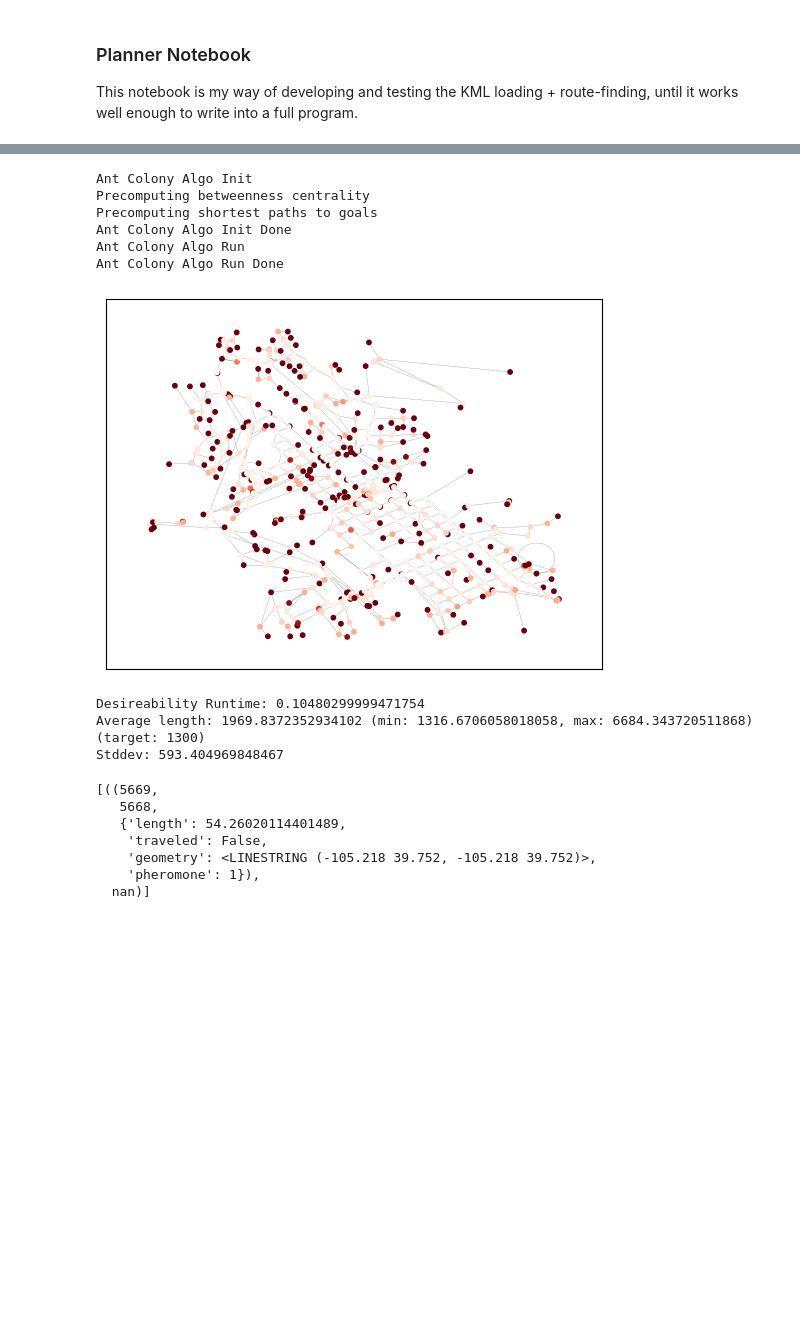
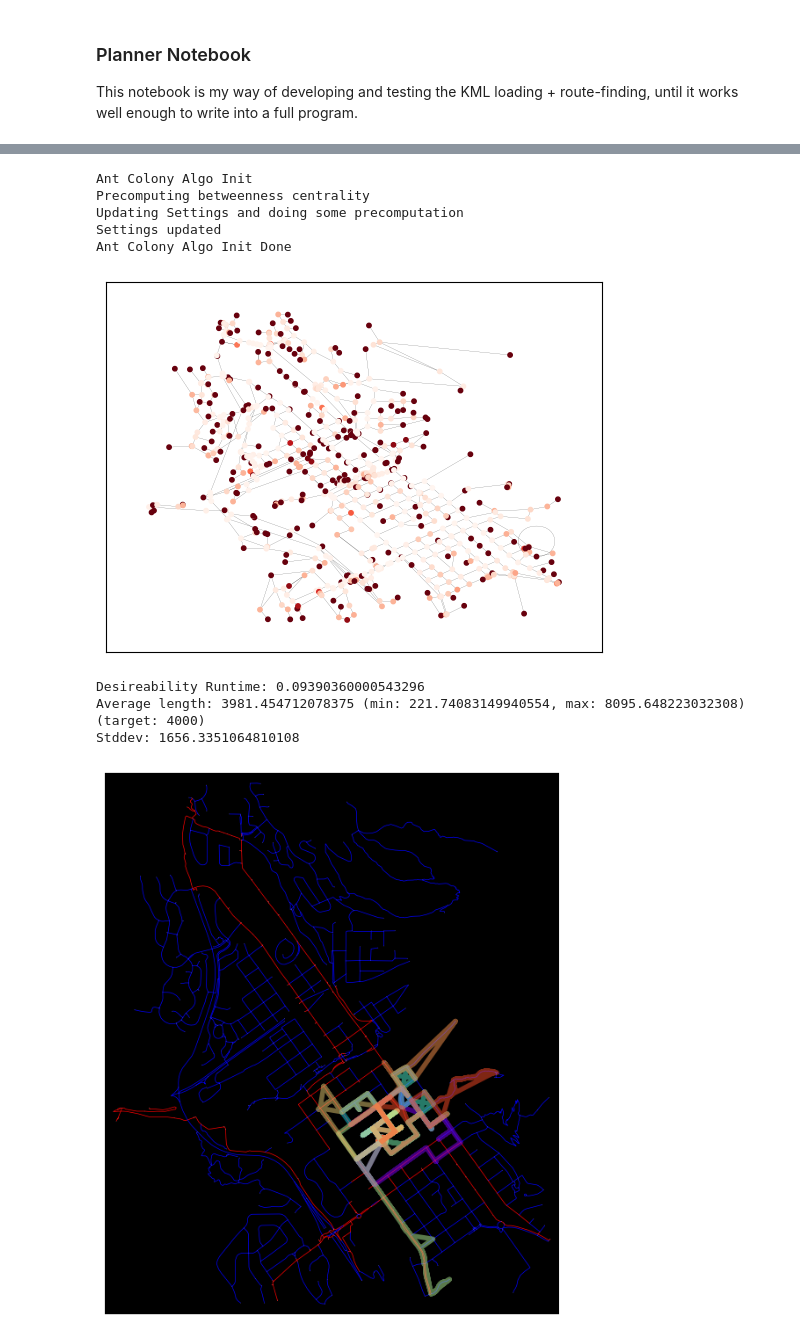
Before and after one commit to Hermanoid/wandrer_planner, a Jupyter notebook: aco_test.ipynb, the cells around one changed output, grey strips where cells are left out. Cells and saved outputs as stored; diff of their text form; code cells hidden in the pictures; blank space fills up the shorter version.

Commit message:
The colony runs! The pheromones are simply not working properly and the routes are garbage, but it should be possible to switch from "write it" to "tinker with it" and start fiddling with parameters.

```diff
--- a/aco_test.ipynb
+++ b/aco_test.ipynb
@@ -32,28 +34,27 @@ settings = aco_algo.ACOSettings.ACOSettings(
     goal_nodes=[goal_node],
     num_ants=10,
     evaporation=0.5,
-    target_length=1300,
+    target_length=4000,
     pheromone_weight=0.5,
     heuristic_weight=0.5,
 
-    directional_coeff=0.5,
-    directional_choosiness=2,
-    traveled_discount=0.9,
-    deadendness_coeff=0.5,
+    directional_coeff=1,
+    directional_choosiness=1,
+    traveled_discount=0.5,
+    deadendness_coeff=10,
     finish_boost=0.5,
-    gohome_boost=1.0,
+    gohome_boost=2,
+    gohome_start_coeff=0.8,
 )
 # %%
 colony = aco_algo.AntColony.AntColony(graph, settings)
 col_graph = colony.network_graph
-colony.run_iteration()
 # %% [output]
 Ant Colony Algo Init
 Precomputing betweenness centrality
-Precomputing shortest paths to goals
+Updating Settings and doing some precomputation
+Settings updated
 Ant Colony Algo Init Done
-Ant Colony Algo Run
-Ant Colony Algo Run Done
 # %%
 # Experiment with betweenness centrality
 pos_dict = {key: attr["proj_pos"] for key, attr in col_graph.nodes(data=True)}
@@ -64,15 +65,10 @@ deadendness = 1/(1+1000*betweenness)
 node_colors = deadendness
 nx.draw_networkx(col_graph, pos=pos_dict, node_color=node_colors, cmap="Reds", with_labels=False, node_size=10, width=0.1, edge_color="black")
 # %% [output]
-[figure, old version]
+[figure, new version]
 # %%
 from timeit import timeit
 reload(aco_algo.Ant)
-
-settings.directional_coeff = 10000
-settings.directional_choosiness = 20
-settings.traveled_discount = 0
-settings.gohome_boost = 0
 
 ant = aco_algo.Ant.Ant(col_graph, settings)
 runtime = timeit(lambda: ant.desireabilities(col_graph.edges(start_node, data=True)), number=1000)
@@ -80,24 +76,23 @@ print(f"Desireability Runtime: {runtime}")
 
 lengths = []
 for i in range(1000):
-    route, traveled_length = ant.run()
+    route, traveled_length, new_length = ant.run()
     lengths.append(traveled_length)
     # print(f"Num Nodes: {len(route)}, length: {traveled_length}")
 print(f"Average length: {sum(lengths)/len(lengths)} (min: {min(lengths)}, max: {max(lengths)}) (target: {settings.target_length})")
 print(f"Stddev: {np.std(lengths)}")
 # %% [output]
-Desireability Runtime: 0.10480299999471754
-Average length: 1969.8372352934102 (min: 1316.6706058018058, max: 6684.343720511868) (target: 1300)
-Stddev: 593.404969848467
+Desireability Runtime: 0.09390360000543296
+Average length: 3981.454712078375 (min: 221.74083149940554, max: 8095.648223032308) (target: 4000)
+Stddev: 1656.3351064810108
-# %%
-edges = col_graph.edges(5669, data=True)
-desires = ant.desireabilities(edges)
-list(zip(edges, desires))
-# %% [output]
-[((5669,
-   5668,
-   {'length': 54.26020114401489,
-    'traveled': False,
-    'geometry': <LINESTRING (-105.218 39.752, -105.218 39.752)>,
-    'pheromone': 1}),
-  nan)]
+# %%
+routes = []
+n_routes = 10
+for i in range(n_routes):
+    route, traveled_length, new_length = ant.run()
+    routes.append(route)
+route_colors = [cmap(i/n_routes) for i in range(n_routes)]
+traveled_colors = ['r' if (a["traveled"]) else 'b' for u, v, k, a in col_graph.edges(data=True, keys=True)]
+fig, ax = ox.plot_graph_routes(col_graph, routes, node_size=0.1, edge_linewidth=0.5, edge_color=traveled_colors, bgcolor="black", show=True, route_colors=route_colors)
+# %% [output]
+[figure, added]
```
Also changed, not shown: parts of 7 cells of this notebook, 4 other files.
